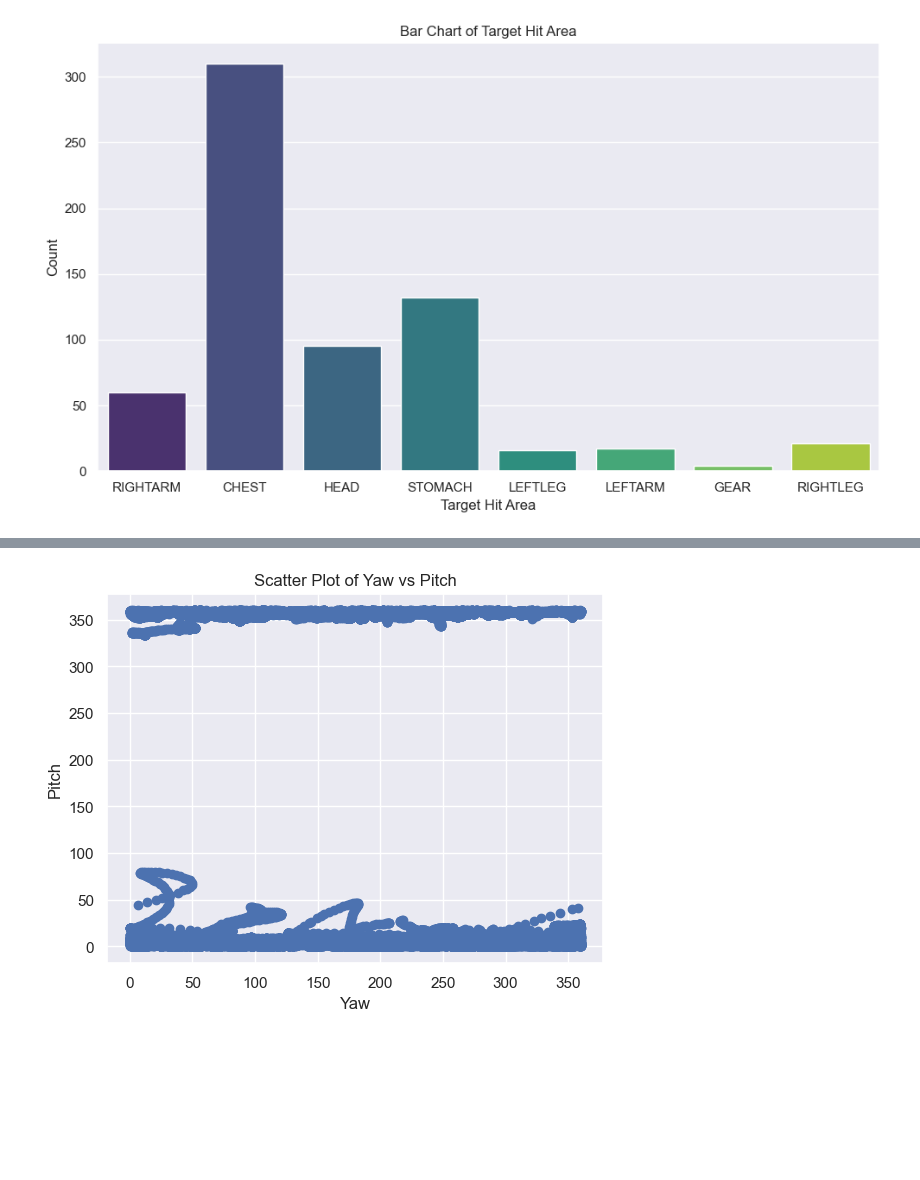
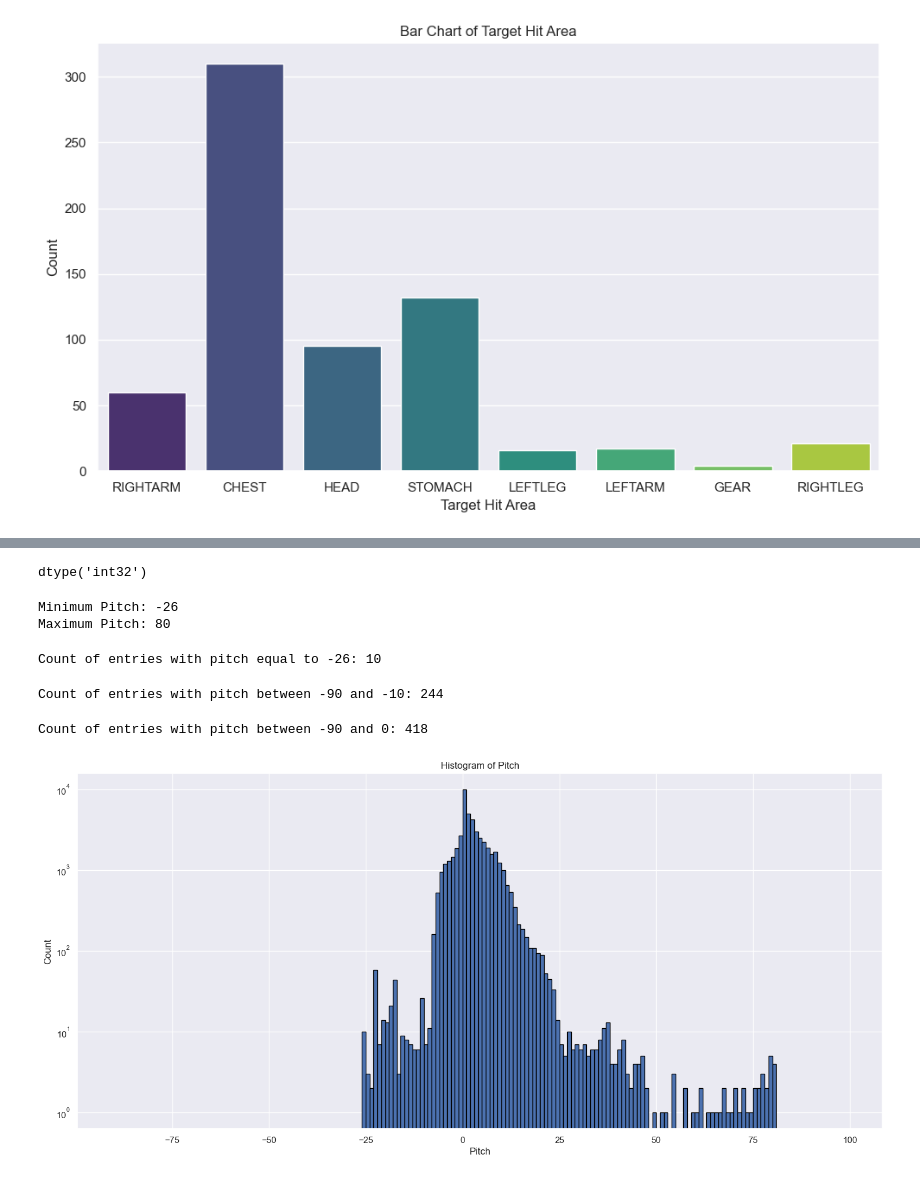
Before and after one commit to YAA-C/GEPCS, a Jupyter notebook: visualization/2,7 Visualization.ipynb, the cells around one changed output, grey strips where cells are left out. Drawn from its saved outputs; the diff is of its cells as text; code cells hidden in the pictures; blank space fills up the shorter version.

Commit message:
#7 Pitch Histogram

```diff
--- a/visualization/2,7 Visualization.ipynb
+++ b/visualization/2,7 Visualization.ipynb
@@ -94,0 +133,13 @@ plt.show()
+# %%
+# Set a stylish Seaborn theme
+sns.set_theme()
+
+# Create a bar chart
+plt.figure(figsize=(10, 6))
+sns.countplot(x='targetHitArea', data=Cheat, hue='targetHitArea', palette='viridis', dodge=False)
+plt.xlabel('Target Hit Area')
+plt.ylabel('Count')
+plt.title('[Cheating] Target Hit Area')
+plt.tight_layout()  # Adjust layout for better spacing
+plt.legend().set_visible(False)  # Hide the legend
+plt.show()
@@ -108,0 +186,2 @@ Index(['currentTick', 'X', 'Y', 'Z', 'velocityX', 'velocityY', 'velocityZ',
+# %%
+df["pitch"].fillna(0, inplace=True)
@@ -109,9 +196,40 @@ Index(['currentTick', 'X', 'Y', 'Z', 'velocityX', 'velocityY', 'velocityZ',
+# %%
+# Assuming your DataFrame is named df and you want to convert the "pitch" column
+df["pitch"] = df["pitch"].astype(int)
+df["pitch"].dtypes
+# %% [output]
+dtype('int32')
+# %%
+minimum_pitch = df['pitch'].min()
+maximum_pitch = df['pitch'].max()
+
+print("Minimum Pitch:", minimum_pitch)
+print("Maximum Pitch:", maximum_pitch)
+# %% [output]
+Minimum Pitch: -26
+Maximum Pitch: 80
+# %%
+count_of_minus_26 = (df["pitch"] == -26).sum()
+print("Count of entries with pitch equal to -26:", count_of_minus_26)
+# %% [output]
+Count of entries with pitch equal to -26: 10
+# %%
+count_within_range = ((df["pitch"] >= -90) & (df["pitch"] <= -10)).sum()
+print("Count of entries with pitch between -90 and -10:", count_within_range)
+# %% [output]
+Count of entries with pitch between -90 and -10: 244
+# %%
+count_within_range = ((df["pitch"] >= 20) & (df["pitch"] <= 90)).sum()
+print("Count of entries with pitch between -90 and 0:", count_within_range)
+# %% [output]
+Count of entries with pitch between -90 and 0: 418
 # %%
-# Assuming your DataFrame is named df
-plt.scatter(df['yaw'], df['pitch'])
-plt.xlabel('Yaw')
-plt.ylabel('Pitch')
-plt.title('Scatter Plot of Yaw vs Pitch')
+plt.figure(figsize=(18, 8))
+plt.hist(df['pitch'], bins=range(-90, 100, 1), edgecolor='black')
+plt.xlabel('Pitch')
+plt.ylabel('Count')
+plt.yscale("log")
+plt.title('Histogram of Pitch')
 plt.show()
 # %% [output]
-[figure, old version]
+[figure, new version]
```
Also changed, not shown: parts of 12 cells of this notebook.
